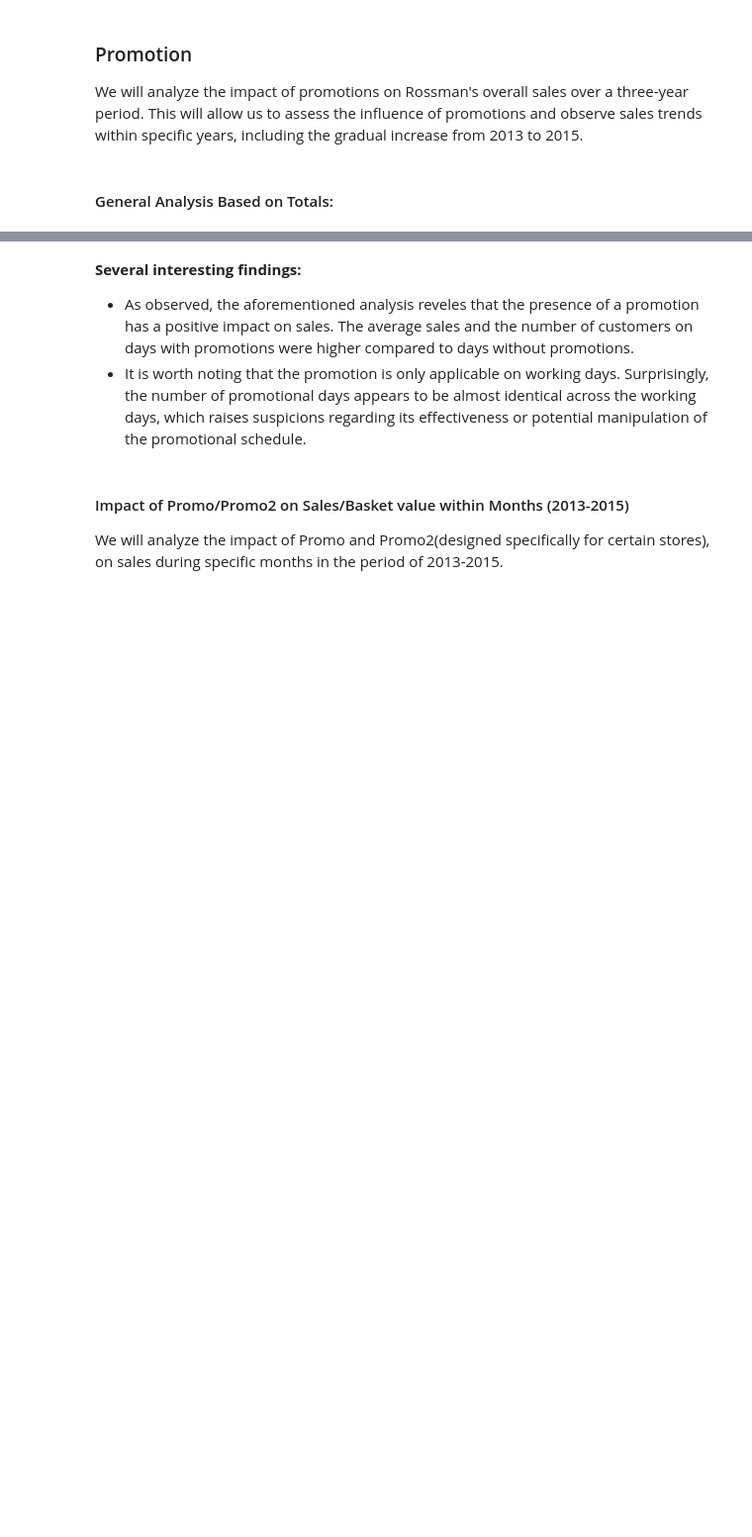
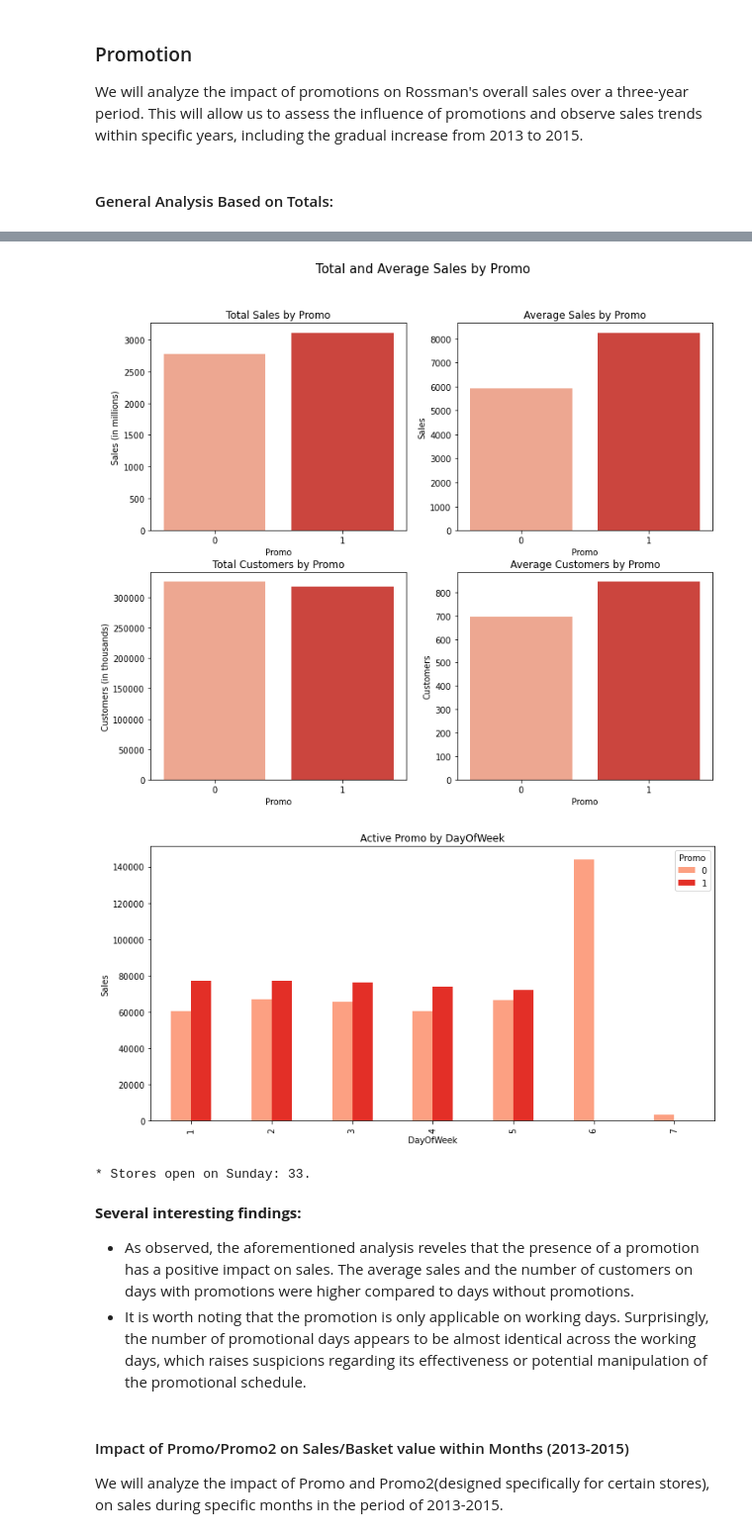
Before and after one commit to AdamKacprzycki/TimeSeries_RossmanStore_6W_Forecast, a Jupyter notebook: RossmanStoreSales.ipynb, the cells around one changed output, grey strips where cells are left out. Shown at 99% size. Saved outputs shown, nothing was run; the diff lists cells and outputs as text; code cells hidden in the pictures; blank space fills up the shorter version.

```diff
--- a/RossmanStoreSales.ipynb
+++ b/RossmanStoreSales.ipynb
@@ -1010,0 +1018,77 @@ print(f"* Stores open on Sunday: {df.query('Open == 1 and DayOfWeek == 7')['Stor
+# %%
+# Display statistics for each 'Promo' category
+display(
+    df.groupby(by='Promo').agg(
+        {'Sales' :['sum','mean'],
+         'Customers' : ['sum','mean']}
+    )
+)
+
+# Set color palette
+pallet = sns.set_palette("Reds", n_colors=2)
+
+# Group data for promo statistics
+promo_stats = df.groupby(by='Promo').agg({'Sales' :['sum','mean'], 'Customers' : ['sum','mean']})
+
+# Create bar plots
+fig, axs = plt.subplots(2, 2, figsize=(12, 10))
+
+sns.barplot(
+        x=promo_stats.index,
+        y=('Sales', 'sum'),
+        data=promo_stats/1e6,
+        color=pallet,
+        ax=axs[0, 0]
+        )
+
+axs[0, 0].set_ylabel('Sales (in millions)')
+axs[0, 0].set_title('Total Sales by Promo')
+
+sns.barplot(
+        x=promo_stats.index,
+        y=('Sales', 'mean'),
+        data=promo_stats,
+        color=pallet,
+        ax=axs[0, 1]
+    )
+
+axs[0, 1].set_ylabel('Sales')
+axs[0, 1].set_title('Average Sales by Promo')
+
+sns.barplot(
+        x=promo_stats.index,
+        y=('Customers', 'sum'),
+        data=promo_stats/1e3,
+        color=pallet,
+        ax=axs[1, 0]
+    )
+
+axs[1, 0].set_ylabel('Customers (in thousands)')
+axs[1, 0].set_title('Total Customers by Promo')
+
+sns.barplot(
+        x=promo_stats.index,
+        y=('Customers', 'mean'),
+        data=promo_stats,
+        color=pallet,
+        ax=axs[1, 1]
+    )
+
+axs[1, 1].set_ylabel('Customers')
+axs[1, 1].set_title('Average Customers by Promo')
+
+# Create cross-tabulation plot
+(pd.crosstab(df.DayOfWeek, df.Promo)).plot(
+                                           kind = 'bar',
+                                           title = 'Active Promo by DayOfWeek',
+                                           figsize = (12,6),
+                                           color =pallet
+    );
+
+plt.ylabel('Number of Customers (in hundreds)')
+fig.suptitle('Total and Average Sales by Promo', fontsize=15)
+plt.ylabel('Sales')
+plt.show()
+
+print(f"* Stores open on Sunday: {df.query('Open == 1 and DayOfWeek == 7')['Store'].nunique()}.")
+# %% [output]
@@ -1011,3 +1100,6 @@ print(f"* Stores open on Sunday: {df.query('Open == 1 and DayOfWeek == 7')['Stor
+[figure, added]
+[figure, added]
+* Stores open on Sunday: 33.
 # %% [markdown]
 **Several interesting findings:**
 
```
Also changed, not shown: parts of 40 cells of this notebook.
